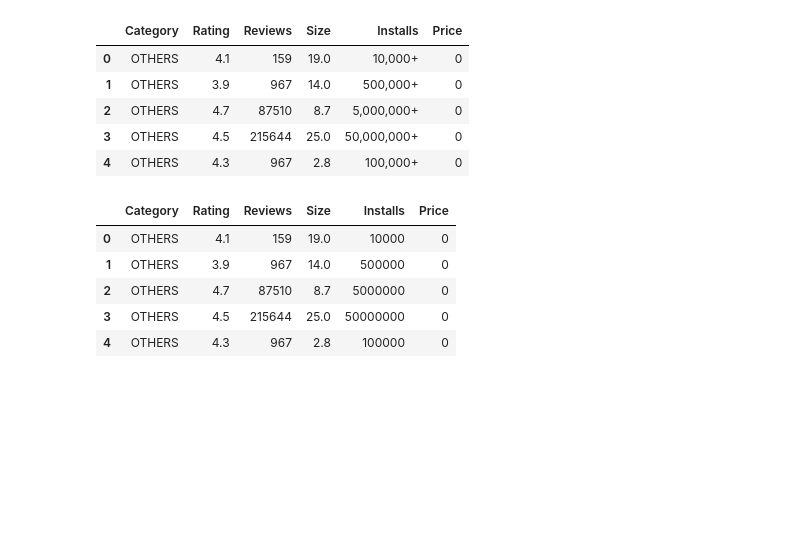
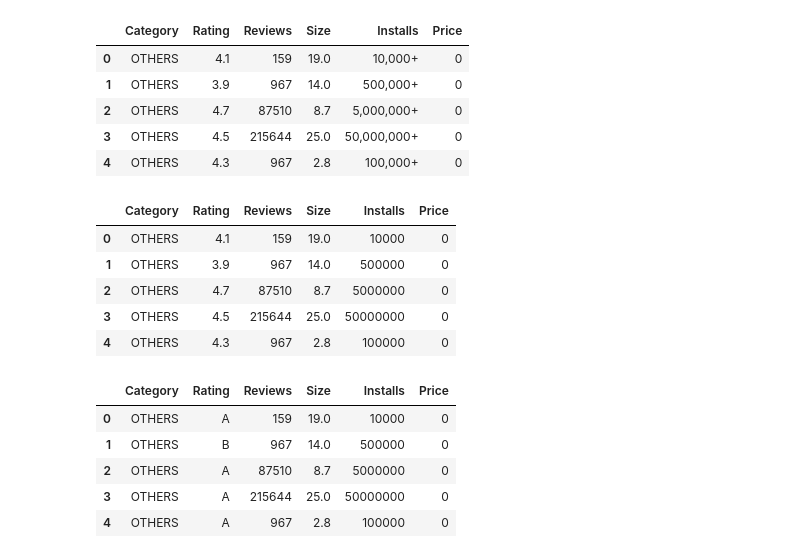
Before and after one commit to facuguerrero/SistemasInteligentes, a Jupyter notebook: 02_TpFinal-ISI-PreparacionDatos.ipynb, the cells around one changed output. Drawn from its saved outputs; the diff is of its cells as text; code cells hidden in the pictures; blank space fills up the shorter version.

Commit message:
transform data

```diff
--- a/02_TpFinal-ISI-PreparacionDatos.ipynb
+++ b/02_TpFinal-ISI-PreparacionDatos.ipynb
@@ -186,7 +186,22 @@ new_data.to_csv('new_data_without_rating.csv', index=False)
 # %%
 def transformRating(p):
     new_p = float(p)
-    if  > 4.0:
+    if new_p > 4.0:
         return "A"
-    if float(p) >= 3.0:
-        return ""
+    if new_p > 3.0:
+        return "B"
+    if new_p > 2.0:
+        return "C"
+    if new_p > 1.0:
+        return "D"
+    return "E"
+# %%
+new_data['Rating'] = new_data['Rating'].apply(lambda p: transformRating(p))
+new_data.head()
+# %% [output]
+|  | Category | Rating | Reviews | Size | Installs | Price |
+| 0 | OTHERS | A | 159 | 19.0 | 10000 | 0 |
+| 1 | OTHERS | B | 967 | 14.0 | 500000 | 0 |
+| 2 | OTHERS | A | 87510 | 8.7 | 5000000 | 0 |
+| 3 | OTHERS | A | 215644 | 25.0 | 50000000 | 0 |
+| 4 | OTHERS | A | 967 | 2.8 | 100000 | 0 |
```
Also changed, not shown: parts of 1 cell of this notebook, 1 other file.
